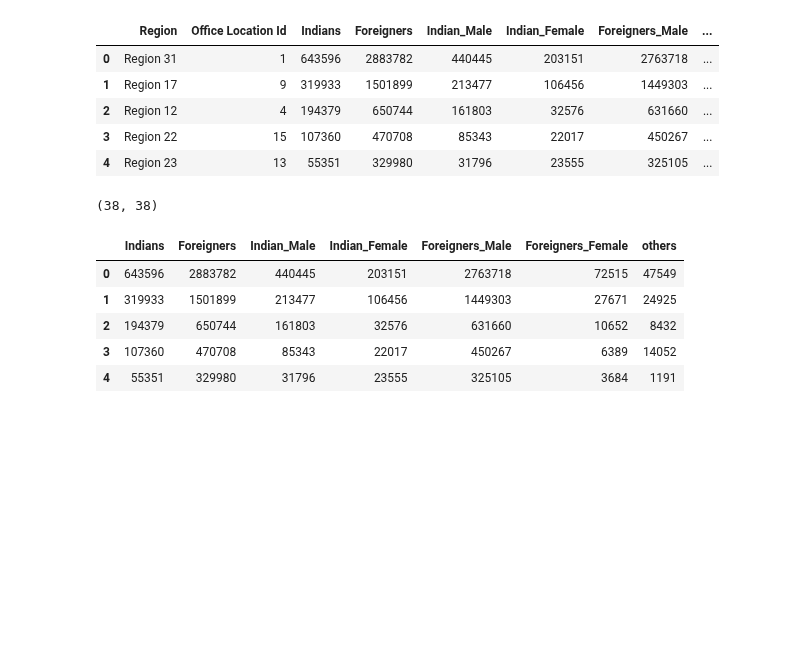
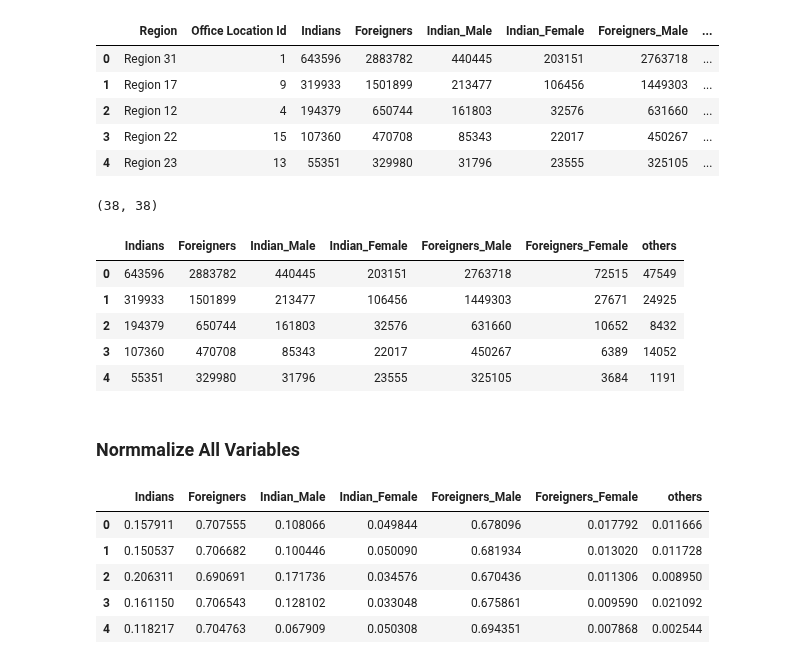
Before and after one commit to VelampalepuRohitAnjaniKumar/Machine-Learning-, a Jupyter notebook: Unsupervised Data/k-means_Algorithm.ipynb, the cells around one changed output. Cells and saved outputs as stored; diff of their text form; code cells hidden in the pictures; blank space fills up the shorter version.

```diff
--- a/Unsupervised Data/k-means_Algorithm.ipynb
+++ b/Unsupervised Data/k-means_Algorithm.ipynb
@@ -154,3 +154,23 @@ data1.head()
 | 2 | 194379 | 650744 | 161803 | 32576 | 631660 | 10652 | 8432 |
 | 3 | 107360 | 470708 | 85343 | 22017 | 450267 | 6389 | 14052 |
 | 4 | 55351 | 329980 | 31796 | 23555 | 325105 | 3684 | 1191 |
+# %% [markdown]
+### Normmalize All Variables
+# %%
+from sklearn.preprocessing import Normalizer
+
+norm=Normalizer()
+columns=data1.columns
+
+data1=norm.fit_transform(data1)
+data1=pd.DataFrame(data1,columns=columns)
+
+
+data1.head()
+# %% [output]
+|  | Indians | Foreigners | Indian_Male | Indian_Female | Foreigners_Male | Foreigners_Female | others |
+| 0 | 0.157911 | 0.707555 | 0.108066 | 0.049844 | 0.678096 | 0.017792 | 0.011666 |
+| 1 | 0.150537 | 0.706682 | 0.100446 | 0.050090 | 0.681934 | 0.013020 | 0.011728 |
+| 2 | 0.206311 | 0.690691 | 0.171736 | 0.034576 | 0.670436 | 0.011306 | 0.008950 |
+| 3 | 0.161150 | 0.706543 | 0.128102 | 0.033048 | 0.675861 | 0.009590 | 0.021092 |
+| 4 | 0.118217 | 0.704763 | 0.067909 | 0.050308 | 0.694351 | 0.007868 | 0.002544 |
```
Also changed, not shown: parts of 10 cells of this notebook.
